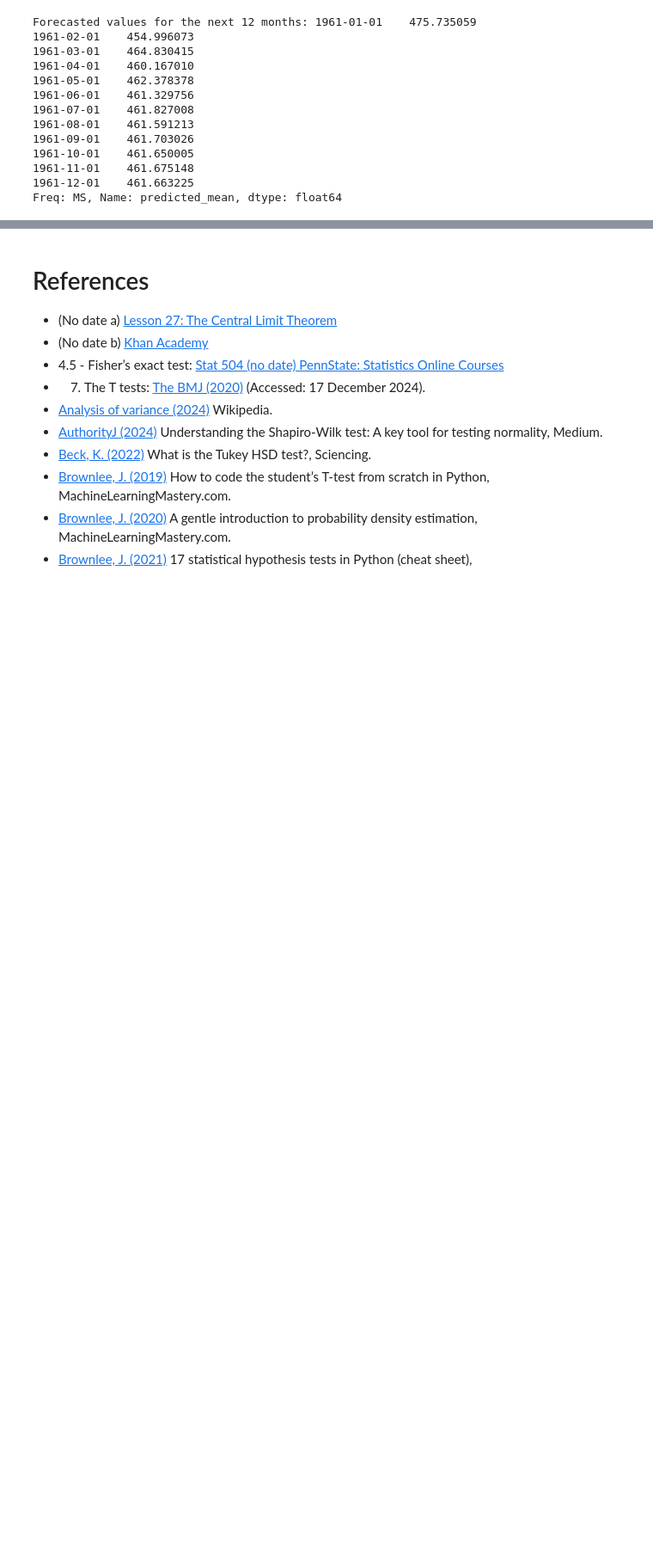
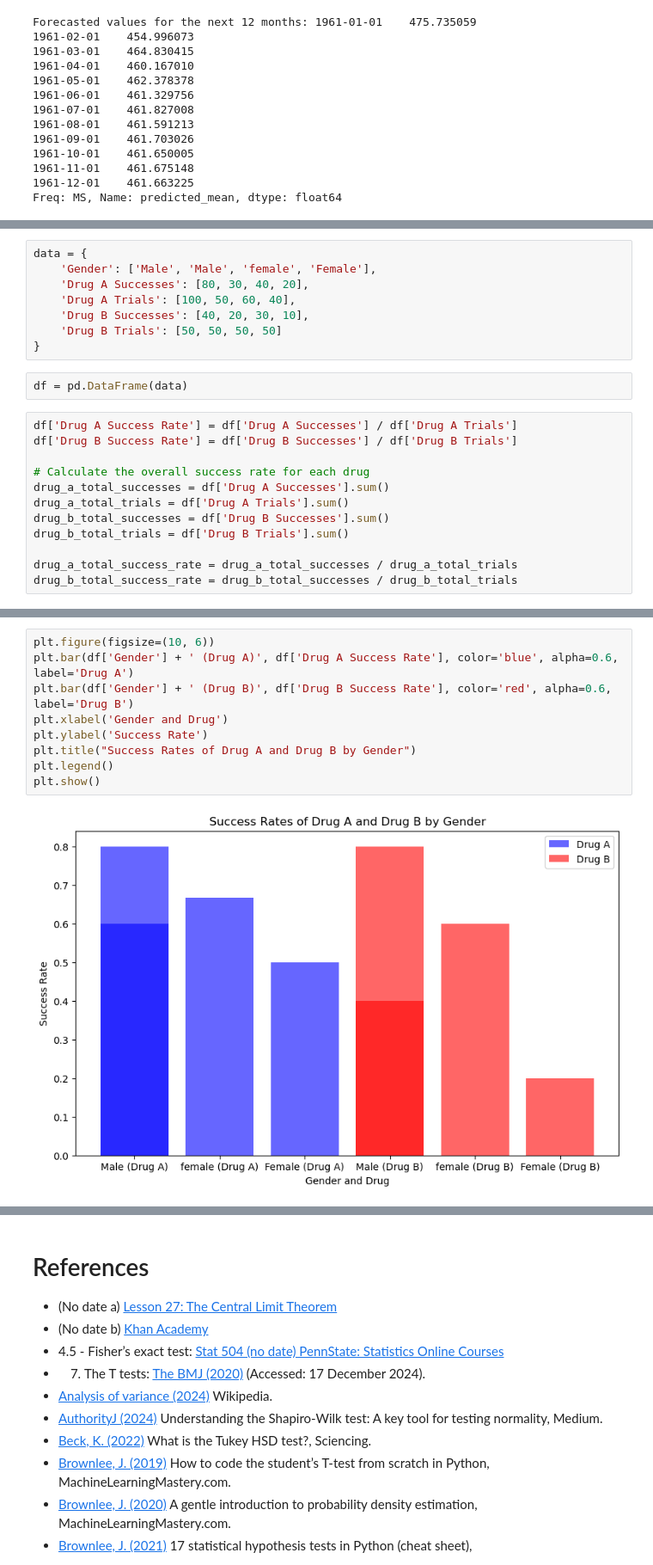
Before and after one commit to keithmmc/appliedstats, a Jupyter notebook: tasks.ipynb, the cells around one changed output, grey strips where cells are left out. Shown at 86% size. Saved outputs shown, nothing was run; the diff lists cells and outputs as text; blank space fills up the shorter version.

```diff
--- a/tasks.ipynb
+++ b/tasks.ipynb
@@ -2010,0 +2028,22 @@ Freq: MS, Name: predicted_mean, dtype: float64
+# %%
+data = {
+    'Gender': ['Male', 'Male', 'female', 'Female'],
+    'Drug A Successes': [80, 30, 40, 20],
+    'Drug A Trials': [100, 50, 60, 40],
+    'Drug B Successes': [40, 20, 30, 10],
+    'Drug B Trials': [50, 50, 50, 50]
+}
+# %%
+df = pd.DataFrame(data)
+# %%
+df['Drug A Success Rate'] = df['Drug A Successes'] / df['Drug A Trials']
+df['Drug B Success Rate'] = df['Drug B Successes'] / df['Drug B Trials']
+
+# Calculate the overall success rate for each drug
+drug_a_total_successes = df['Drug A Successes'].sum()
+drug_a_total_trials = df['Drug A Trials'].sum()
+drug_b_total_successes = df['Drug B Successes'].sum()
+drug_b_total_trials = df['Drug B Trials'].sum()
+
+drug_a_total_success_rate = drug_a_total_successes / drug_a_total_trials
+drug_b_total_success_rate = drug_b_total_successes / drug_b_total_trials
@@ -2010,0 +2075,11 @@ Freq: MS, Name: predicted_mean, dtype: float64
+# %%
+plt.figure(figsize=(10, 6))
+plt.bar(df['Gender'] + ' (Drug A)', df['Drug A Success Rate'], color='blue', alpha=0.6, label='Drug A')
+plt.bar(df['Gender'] + ' (Drug B)', df['Drug B Success Rate'], color='red', alpha=0.6, label='Drug B')
+plt.xlabel('Gender and Drug')
+plt.ylabel('Success Rate')
+plt.title("Success Rates of Drug A and Drug B by Gender")
+plt.legend()
+plt.show()
+# %% [output]
+[figure, added]
```
Also changed, not shown: parts of 38 cells of this notebook.
